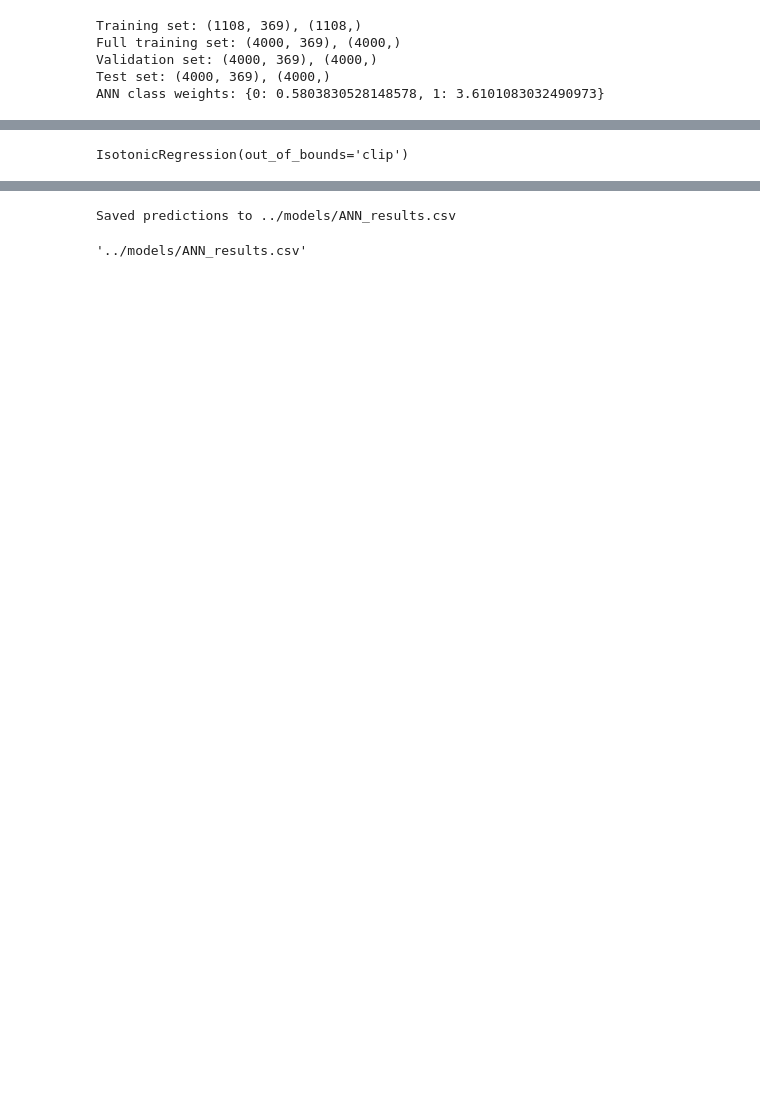
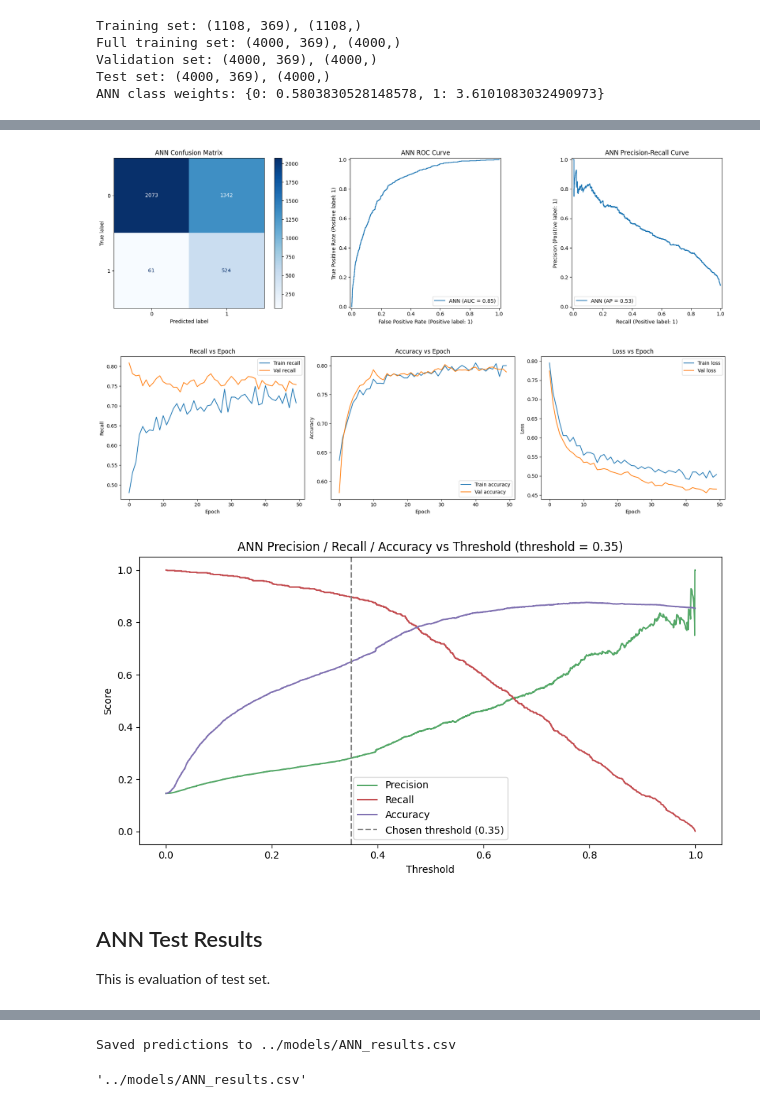
Before and after one commit to JhanaviLingameneni/Prompted-ICU-Risk-Forecasting, a Jupyter notebook: code/ml/all_models.ipynb, the cells around one changed output, grey strips where cells are left out. Cells and saved outputs as stored; diff of their text form; code cells hidden in the pictures; blank space fills up the shorter version.

```diff
--- a/code/ml/all_models.ipynb
+++ b/code/ml/all_models.ipynb
@@ -402,11 +450,56 @@ history = ann_model.fit(
     class_weight=ann_class_weight,
     verbose=0
 )
-
-ann_val_raw_prob = ann_model.predict(x_val_scaled, verbose=0).ravel()
-ann_calibrator = IsotonicRegression(out_of_bounds='clip')
-ann_calibrator.fit(ann_val_raw_prob, y_val)
-# %% [output]
-IsotonicRegression(out_of_bounds='clip')
+# %%
+ANN_THRESHOLD = 0.35
+ann_val_raw_prob = ann_model.predict(x_val_scaled, verbose=0).ravel()
+ann_calibrator = IsotonicRegression(out_of_bounds='clip')
+y_val_pred = (ann_val_raw_prob > ANN_THRESHOLD).astype(int)
+ann_calibrator.fit(ann_val_raw_prob, y_val)
+
+# Populate the 3-panel ANN evaluation figure.
+plot_evaluation_panels(y_val, y_val_pred, ann_val_raw_prob, model_name='ANN')
+
+# Plot Recall, Accuracy, and Loss across epochs.
+fig, metric_axes = plt.subplots(1, 3, figsize=(18, 5))
+
+metric_axes[0].plot(history.history['recall'], label='Train recall')
+metric_axes[0].plot(history.history['val_recall'], label='Val recall')
+metric_axes[0].set_title('Recall vs Epoch')
+metric_axes[0].set_xlabel('Epoch')
+metric_axes[0].set_ylabel('Recall')
+metric_axes[0].legend()
+
+metric_axes[1].plot(history.history['accuracy'], label='Train accuracy')
+metric_axes[1].plot(history.history['val_accuracy'], label='Val accuracy')
+metric_axes[1].set_title('Accuracy vs Epoch')
+metric_axes[1].set_xlabel('Epoch')
+metric_axes[1].set_ylabel('Accuracy')
+metric_axes[1].legend()
+
+metric_axes[2].plot(history.history['loss'], label='Train loss')
+metric_axes[2].plot(history.history['val_loss'], label='Val loss')
+metric_axes[2].set_title('Loss vs Epoch')
+metric_axes[2].set_xlabel('Epoch')
+metric_axes[2].set_ylabel('Loss')
+metric_axes[2].legend()
+
+plt.tight_layout()
+# plt.savefig("metrics_vs_epoch.png")
+plt.show()
+
+plot_threshold_tradeoff(
+    y_val,
+    ann_val_raw_prob,
+    chosen_threshold=ANN_THRESHOLD,
+    title=f'ANN Precision / Recall / Accuracy vs Threshold (threshold = {ANN_THRESHOLD})'
+)
+# %% [output]
+[figure, added]
+[figure, added]
+[figure, added]
+# %% [markdown]
+## ANN Test Results
+This is evaluation of test set.
 # %%
 # Predict calibrated probabilities on test set, then apply a lower threshold to prioritize recall.
```
Also changed, not shown: parts of 29 cells of this notebook, 5 other files.
